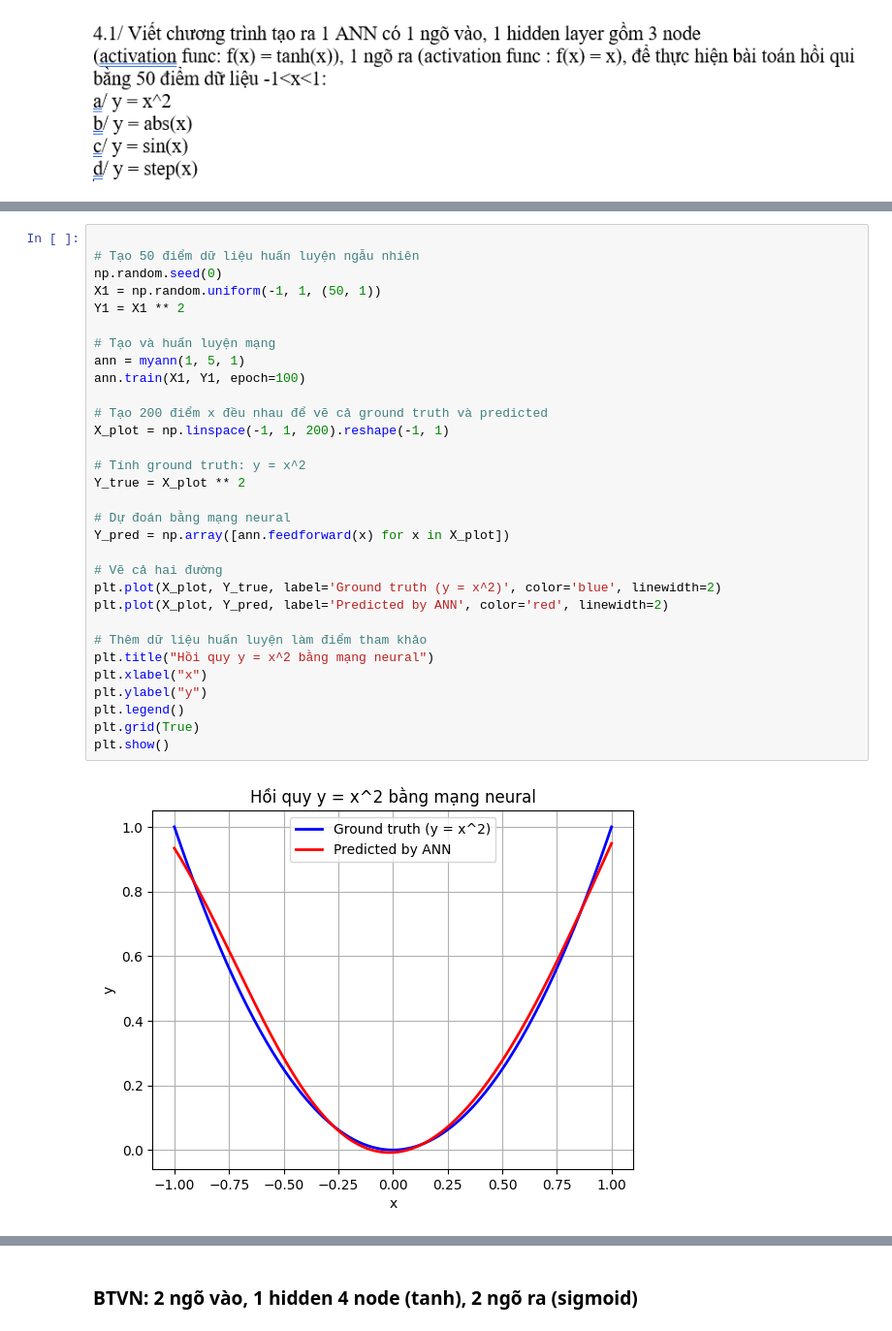
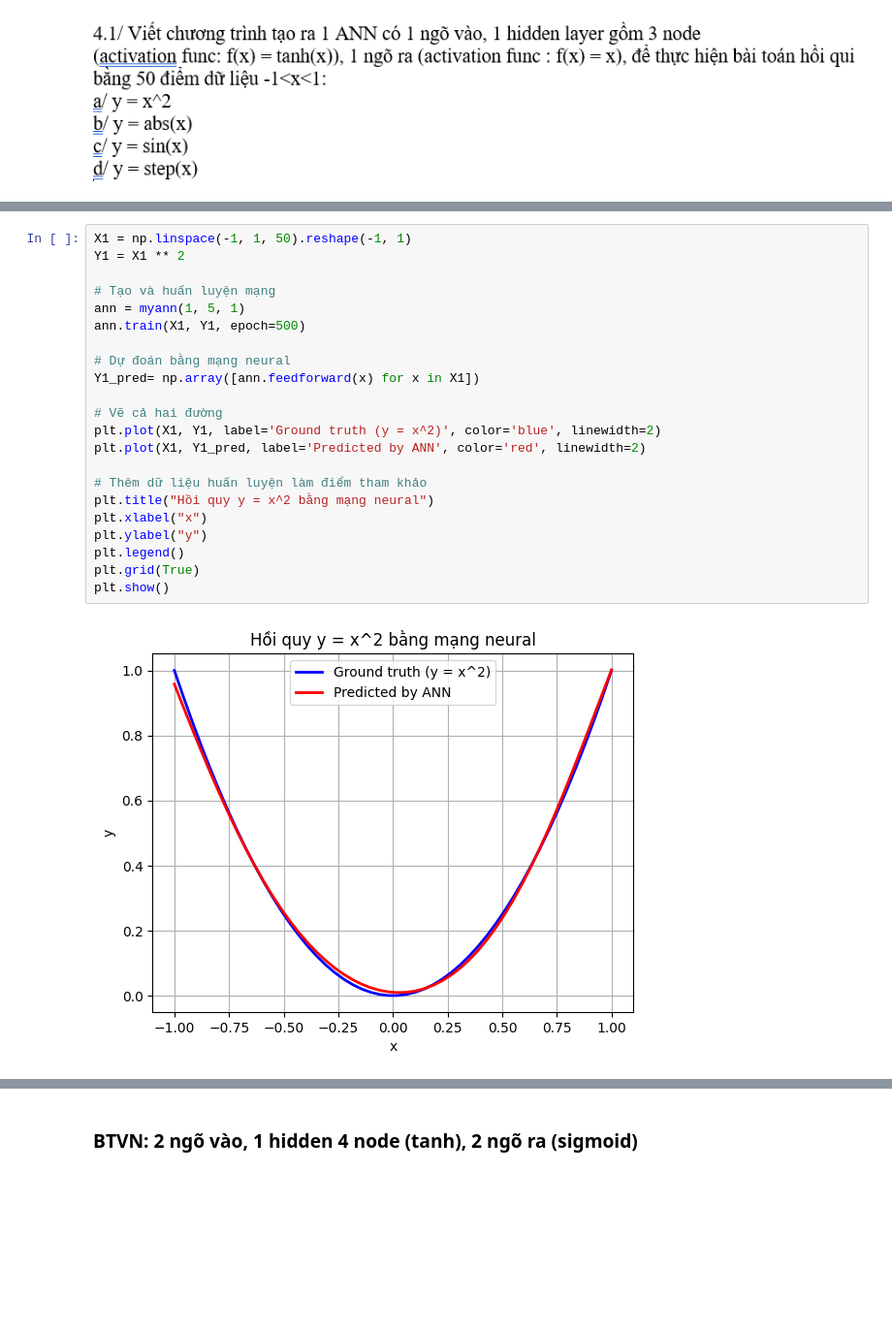
Before and after one commit to Nhunk/deeplearning, a Jupyter notebook: BTTH/Bai4.12Chuong2.ipynb, the cells around one changed output, grey strips where cells are left out. Shown: that part at 97% size. Drawn from its saved outputs; the diff is of its cells as text; blank space fills up the shorter version.

```diff
--- a/BTTH/Bai4.12Chuong2.ipynb
+++ b/BTTH/Bai4.12Chuong2.ipynb
@@ -122,36 +122,27 @@ out [1.00174814]
 out [2.]
 # %%
-
-# Tạo 50 điểm dữ liệu huấn luyện ngẫu nhiên
-np.random.seed(0)
-X1 = np.random.uniform(-1, 1, (50, 1))
+X1 = np.linspace(-1, 1, 50).reshape(-1, 1)
 Y1 = X1 ** 2
 
 # Tạo và huấn luyện mạng
 ann = myann(1, 5, 1)
-ann.train(X1, Y1, epoch=100)
-
-# Tạo 200 điểm x đều nhau để vẽ cả ground truth và predicted
-X_plot = np.linspace(-1, 1, 200).reshape(-1, 1)
-
-# Tính ground truth: y = x^2
-Y_true = X_plot ** 2
+ann.train(X1, Y1, epoch=500)
 
 # Dự đoán bằng mạng neural
-Y_pred = np.array([ann.feedforward(x) for x in X_plot])
+Y1_pred= np.array([ann.feedforward(x) for x in X1])
 
 # Vẽ cả hai đường
-plt.plot(X_plot, Y_true, label='Ground truth (y = x^2)', color='blue', linewidth=2)
-plt.plot(X_plot, Y_pred, label='Predicted by ANN', color='red', linewidth=2)
+plt.plot(X1, Y1, label='Ground truth (y = x^2)', color='blue', linewidth=2)
+plt.plot(X1, Y1_pred, label='Predicted by ANN', color='red', linewidth=2)
 
 # Thêm dữ liệu huấn luyện làm điểm tham khảo
 plt.title("Hồi quy y = x^2 bằng mạng neural")
 plt.xlabel("x")
 plt.ylabel("y")
 plt.legend()
 plt.grid(True)
 plt.show()
 # %% [output]
-[figure, old version]
+[figure, new version]
 # %%
 # Tạo 50 điểm dữ liệu
```
Also changed, not shown: parts of 5 cells of this notebook.
